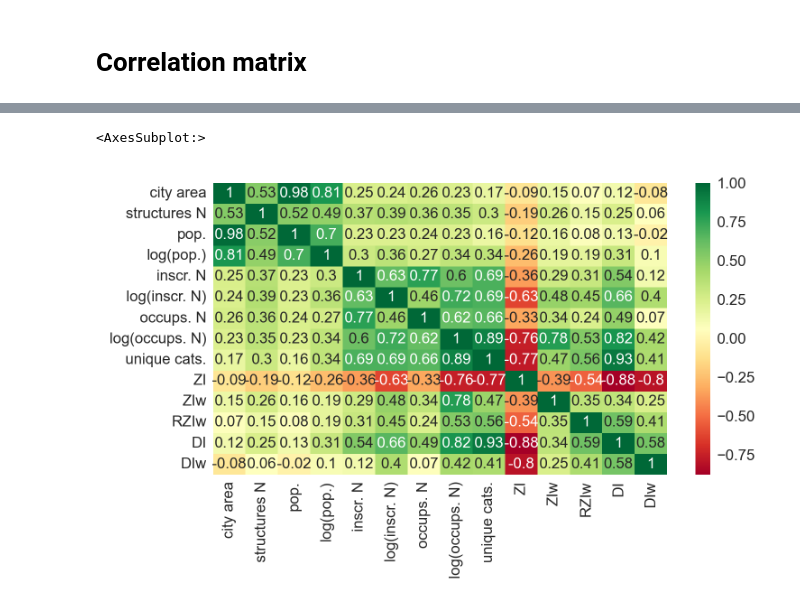
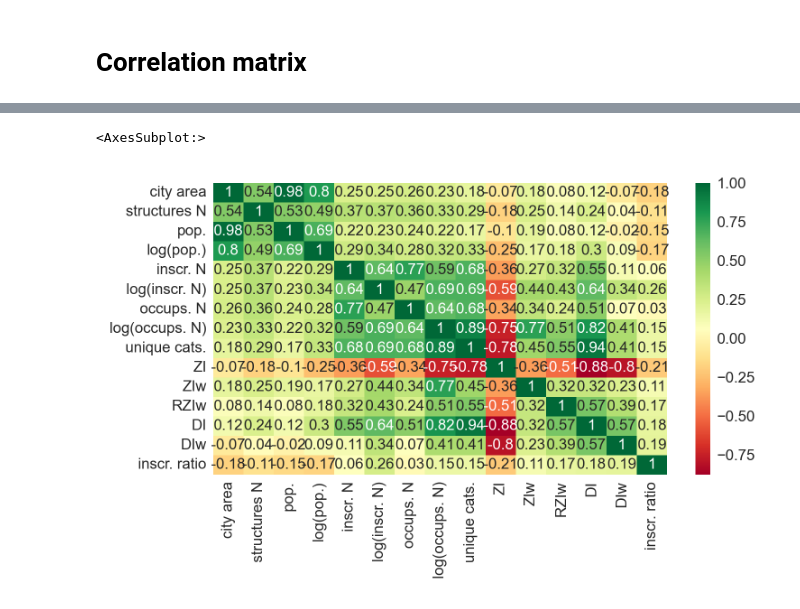
Before and after one commit to sdam-au/social_diversity, a Jupyter notebook: scripts/DIVERSITYvsSPECIALIZATION.ipynb, the cells around one changed output, grey strips where cells are left out. Saved outputs shown, nothing was run; the diff lists cells and outputs as text; code cells hidden in the pictures.

Commit message:
ratio does not bring any interesting insights...

```diff
--- a/scripts/DIVERSITYvsSPECIALIZATION.ipynb
+++ b/scripts/DIVERSITYvsSPECIALIZATION.ipynb
@@ -105,13 +114,18 @@ LIRE["city_ID"] = LIRE.apply(lambda row: get_my_city(row), axis=1)
 def get_inscriptions(ID):
     city_dict = {}
     city_data = LIRE[LIRE["city_ID"]==str(ID)]
+    city_data_pre235 = LIRE[(LIRE["city_ID"]==str(ID)) & (before235)]
     if len(city_data) > 0:
-        city_dict["inscr_N"] = len(city_data)
-        city_dict["occups_list"] = [el for sublist in city_data["occups"] for el in sublist]
-        city_dict["occups_N"] = city_data["occups_N"].sum()
-        city_dict["occups_cats_list"] = [el for sublist in city_data["occups_cats"] for el in sublist]
-        city_dict["organizations_N"] = city_data["organizations_N"].sum()
-        city_dict["organizations"] = [el for sublist in city_data["organizations"] for el in sublist]
+        # all inscriptions
+        city_dict["inscr_N_all"] = len(city_data)
+        city_dict["occups_list_all"] = [el for sublist in city_data["occups"] for el in sublist]
+        city_dict["occups_N_all"] = city_data["occups_N"].sum()
+
+        # inscriptions pre 235
+        city_dict["inscr_N"] = len(city_data_pre235)
+        city_dict["occups_list"] = [el for sublist in city_data_pre235["occups"] for el in sublist]
+        city_dict["occups_N"] = city_data_pre235["occups_N"].sum()
+        city_dict["inscr_N_ratio"] = len(city_data_pre235) / len(city_data)
     return city_dict
 
 cities_dict_data = roman_cities["ID"].apply(get_inscriptions)
@@ -618,5 +610,3 @@ roman_cities_wo.sort_values("DIw", ascending=False)[["Ancient Toponym", "inscr_N
-# %%
-roman_cities_wo["occups_mask"] = roman_cities_wo["occups_mask"].apply(list)
 # %%
 roman_cities_wo.to_parquet("../data/roman_cities_wo.parquet")
 # %%
@@ -626,7 +616,7 @@ roman_cities_wo.to_csv("../data/roman_cities_wo.csv")
 # %%
 roman_cities_wo_quant = roman_cities_wo[
     roman_cities_wo["Ancient Toponym"]!="Roma"][[
-   'Area', 'num_of_structures','pop_est', 'pop_est_log', 'inscr_N',  'inscr_N_log', 'occups_N', 'occups_N_log', 'occups_cats_unique_N', "ZI", 'ZIw', "RZIw",'DI',"DIw"]]
+   'Area', 'num_of_structures','pop_est', 'pop_est_log', 'inscr_N',  'inscr_N_log', 'occups_N', 'occups_N_log', 'occups_cats_unique_N', "ZI", 'ZIw', "RZIw",'DI',"DIw", "inscr_N_ratio"]]
 # %%
 corr_matrix = roman_cities_wo_quant.corr()
 corr_matrix = corr_matrix.round(2)
@@ -650,10 +641,10 @@ corr_matrix
 # %%
-col_labels = ["city area", "structures N", "pop.", "log(pop.)", "inscr. N", "log(inscr. N)", "occups. N", "log(occups. N)", "unique cats.", "ZI", "ZIw", "RZIw", "DI", "DIw"]
+col_labels = ["city area", "structures N", "pop.", "log(pop.)", "inscr. N", "log(inscr. N)", "occups. N", "log(occups. N)", "unique cats.", "ZI", "ZIw", "RZIw", "DI", "DIw", "inscr. ratio"]
 fig,ax=plt.subplots(figsize=(5.2,3.2), tight_layout=True)
 sns.heatmap(corr_matrix, xticklabels=col_labels, yticklabels=col_labels, ax=ax, cmap="RdYlGn", annot=True)
 # %% [output]
 <AxesSubplot:>
-[figure, old version]
+[figure, new version]
 # %%
 def get_pvalue_matrix(df):
     df = df.dropna()._get_numeric_data()
```
Also changed, not shown: parts of 38 cells of this notebook, 2 other files.
